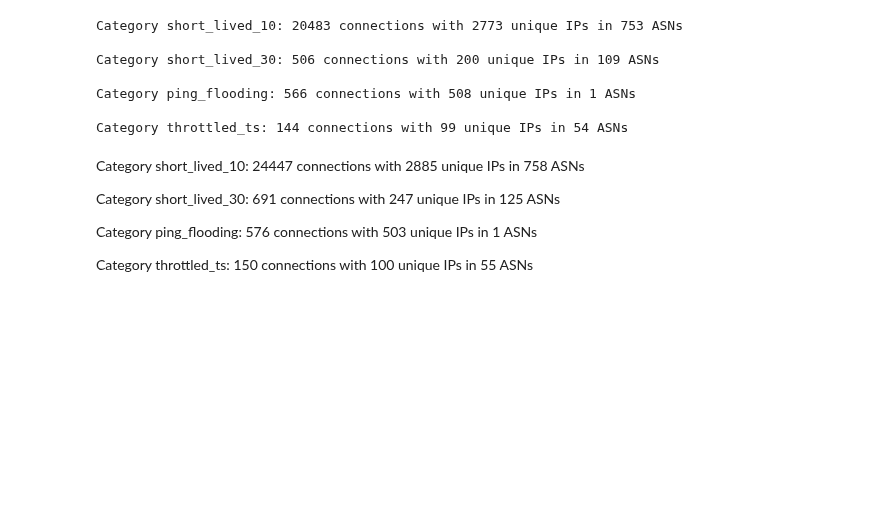
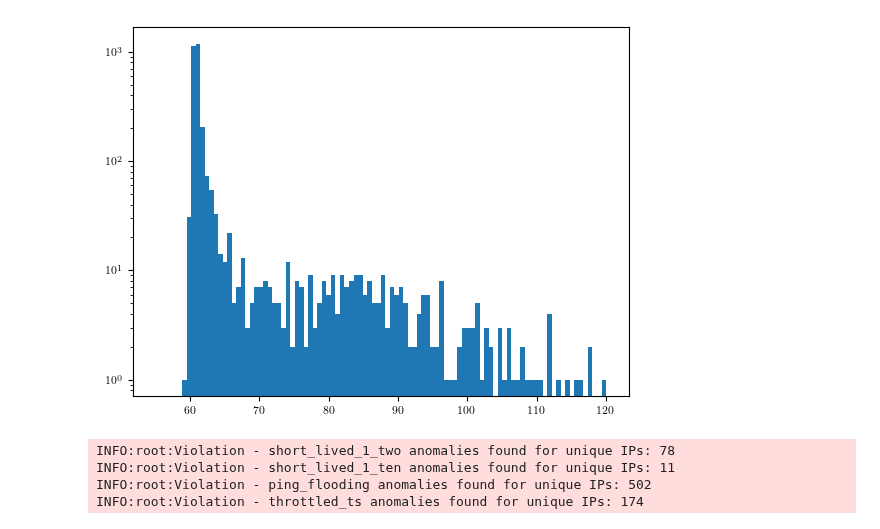
Before and after one commit to ykpyck/monero-traffic-analysis, a Jupyter notebook: final_notebook.ipynb, the cells around one changed output. Drawn from its saved outputs; the diff is of its cells as text; code cells hidden in the pictures; blank space fills up the shorter version.

```diff
--- a/final_notebook.ipynb
+++ b/final_notebook.ipynb
@@ -199,7 +369,7 @@ def group_per_connection(peer_packets_df, my_ip, default_port):
         # calculate timed sync latency
         ts_series = pd.Series(timestamps[peer_ts_req_mask])
         latency = None
-        if not tcp_anomaly and len(ts_series) > 2:
+        if not tcp_anomaly and len(ts_series) > 5:
             differences = ts_series.diff().dt.total_seconds().dropna()
             latency = min(differences.median(), differences.mean())
 
@@ -220,6 +390,17 @@ def group_per_connection(peer_packets_df, my_ip, default_port):
         if (len(commands[my_handshakes]) == 0) or (len(commands[peer_handshakes]) == 0):
             incomplete_hs = True
 
+        # average peer list length per connection
+        pl_sizes = np.array(conn['peerlist_length'])
+        if np.isnan(pl_sizes).all():
+            avg_pl_size = None
+            total_pl_size = None
+            total_pls = None
+        else:
+            avg_pl_size = np.nanmean(pl_sizes)
+            total_pl_size = np.nansum(pl_sizes)
+            total_pls = np.sum(~np.isnan(conn['peerlist_length']))
+
         conn_info.append({
             'connection_id': conn_id,
             'source_ip': source_ip,
@@ -234,29 +415,40 @@ def group_per_connection(peer_packets_df, my_ip, default_port):
             'total_pings': len(commands[peer_ping_mask]),
             'incomplete_hs': incomplete_hs,
             'ping_frequency': ping_frequency,
-            'req_res_diff': peer_diff,  # my responses minus the peer's requests -> might be higher if wireshark dissector does not catch all requests by the peer
-            'res_req_diff': my_diff     # peer's responses minus my requests -> might be higher if wireshark dissector does not catch all responses
+            'req_res_diff': peer_diff,                      # my responses minus the peer's requests -> might be higher if wireshark dissector does not catch all requests by the peer
+            'res_req_diff': my_diff,                        # peer's responses minus my requests -> might be higher if wireshark dissector does not catch all responses
+            'avg_pl_length': avg_pl_size,
+            'total_pl_size': total_pl_size,
+            'total_pls': total_pls,
+            'time_connection_initiation': timestamps[0]
         })
 
     conn_df = pd.DataFrame(conn_info)
     return grouped, conn_df
 
 grouped, conn_df = group_per_connection(peer_packets_df, my_ip, default_port)
+# %%
+plt.hist(conn_df['ts_latency'], range=(55, 120), bins=100, log=True)
+plt.show()
+# %% [output]
+[figure, added]
 # %%
 # BEHAVIORAL CONNECTION LEVEL ANOMALIES continues...
 conditions = [
     ((conn_df['tcp_anomaly'])),
     ((conn_df['incomplete_hs'])),
+    (conn_df['duration'] < 1),
     (conn_df['duration'] < 10),
     (conn_df['duration'] < 30),
-    ((conn_df['total_pings'] > 1)),                                         # ping_flooding
-    (conn_df['ts_latency'] > conn_df['ts_latency'].quantile(0.95)),         # throttled_ts
+    ((conn_df['total_pings'] > 2)),                                         # ping_flooding
+    (conn_df['ts_latency'] > 75), #conn_df['ts_latency'].quantile(0.95)),         # throttled_ts
     ((conn_df['ts_latency'] < conn_df['ts_latency'].quantile(0.6)) & (conn_df['duration'] > conn_df[conn_df['duration'] > 10]['duration'].quantile(0.5))) # average connection duration
 ]
 
 choices = [
     'incomplete_tcp',
     'incomplete_hs',
+    'short_lived_1',
     'short_lived_10',
     'short_lived_30',
     'ping_flooding',
@@ -264,33 +456,33 @@ choices = [
     'standard_average'
 ]
 
-conn_df['category'] = np.select(conditions, choices, default='standard')
+conn_df['category'] = np.select(conditions, choices, default='standard_other')
 
-anomalous_categories = ['short_lived_10', 'short_lived_30', 'ping_flooding', 'throttled_ts']
+anomalous_categories = ['short_lived_1', 'ping_flooding', 'throttled_ts']
 
 #print(conn_df['category'].value_counts())
 
 for c in anomalous_categories:
-    num_connections_of_cat = conn_df['category'].value_counts()[c]
-    unique_ips_in_cat = conn_df[conn_df['category'] == c]['source_ip'].unique()
-    asns = set()
-    for ip in unique_ips_in_cat:
-        asns.add(ip_to_asn(ip))
-    print(f"Category {c}: {num_connections_of_cat} connections with {len(unique_ips_in_cat)} unique IPs in {len(asns)} ASNs")
-    print()
+    try:
+        num_connections_of_cat = conn_df['category'].value_counts()[c]
+        unique_ips_in_cat = conn_df[conn_df['category'] == c]['source_ip'].unique()
+
+        if c == 'short_lived_1':
+            peer_ip_counts = conn_df[conn_df['category'].isin([c])]['peer_ip'].value_counts()
+            filtered_counts = peer_ip_counts[peer_ip_counts > 2]
+            anomaly_dict[f"{c}_two"] = filtered_counts.keys()
+            logging.info(f"Violation - {c}_two anomalies found for unique IPs: {len(anomaly_dict[f"{c}_two"])}")
+
+            filtered_counts = peer_ip_counts[peer_ip_counts > 10]
+            anomaly_dict[f"{c}_ten"] = filtered_counts.keys()
+            logging.info(f"Violation - {c}_ten anomalies found for unique IPs: {len(anomaly_dict[f"{c}_ten"])}")
+        else:
+            anomaly_dict[c] = unique_ips_in_cat
+            logging.info(f"Violation - {c} anomalies found for unique IPs: {len(anomaly_dict[c])}")
+    except KeyError:
+        logging.info(f"No Violation - No {c} violation in data set.")
 # %% [output]
-Category short_lived_10: 20483 connections with 2773 unique IPs in 753 ASNs
-
-Category short_lived_30: 506 connections with 200 unique IPs in 109 ASNs
-
-Category ping_flooding: 566 connections with 508 unique IPs in 1 ASNs
-
-Category throttled_ts: 144 connections with 99 unique IPs in 54 ASNs
+INFO:root:Violation - short_lived_1_two anomalies found for unique IPs: 78
+INFO:root:Violation - short_lived_1_ten anomalies found for unique IPs: 11
+INFO:root:Violation - ping_flooding anomalies found for unique IPs: 502
+INFO:root:Violation - throttled_ts anomalies found for unique IPs: 174
-# %% [markdown]
-Category short_lived_10: 24447 connections with 2885 unique IPs in 758 ASNs
-
-Category short_lived_30: 691 connections with 247 unique IPs in 125 ASNs
-
-Category ping_flooding: 576 connections with 503 unique IPs in 1 ASNs
-
-Category throttled_ts: 150 connections with 100 unique IPs in 55 ASNs
```
Also changed, not shown: parts of 30 cells of this notebook, 6 other files.
